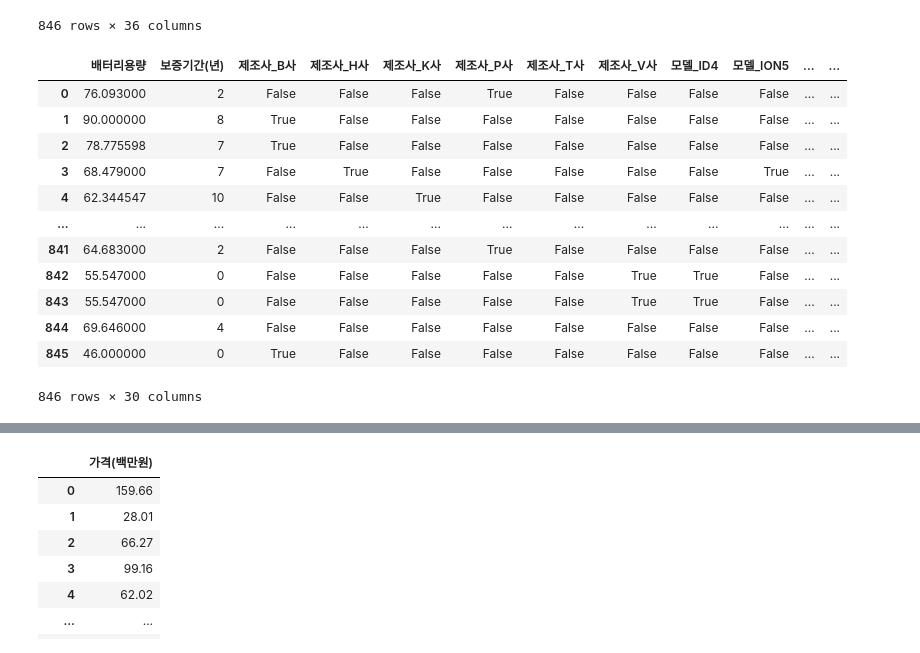
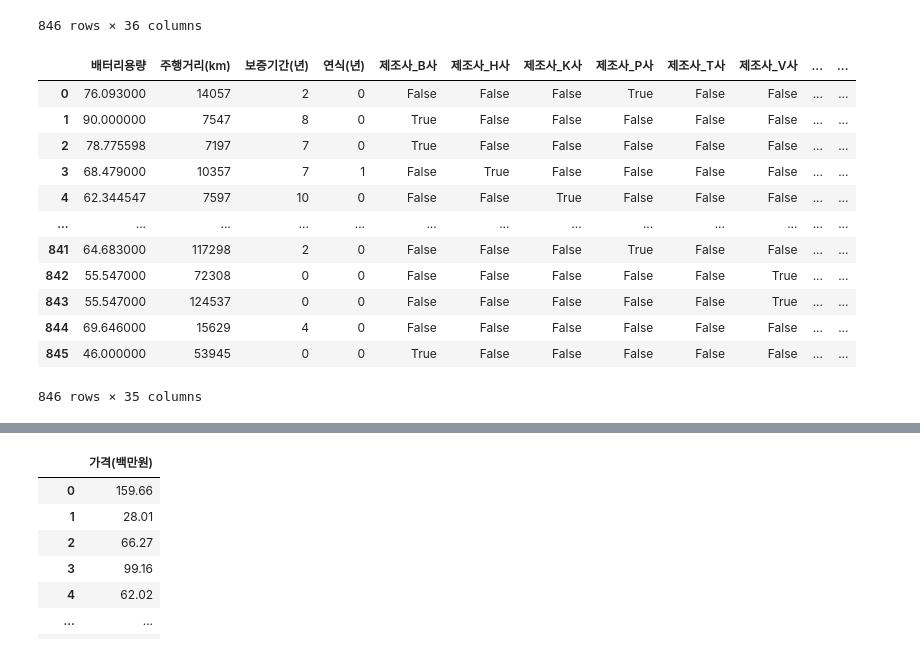
Before and after one commit to GGoneng/AI-Study-Log, a Jupyter notebook: Contest/EV_Price_Predict/ev_price_predict_dl.ipynb, the cells around one changed output, grey strips where cells are left out. Drawn from its saved outputs; the diff is of its cells as text; code cells hidden in the pictures.

```diff
--- a/Contest/EV_Price_Predict/ev_price_predict_dl.ipynb
+++ b/Contest/EV_Price_Predict/ev_price_predict_dl.ipynb
@@ -15,7 +16,7 @@ import torch.optim.lr_scheduler as lr_scheduler
 
 from torchmetrics.regression import MeanSquaredError, R2Score
 # %%
-DATA_PATH = "../Data/뜸부기/"
+DATA_PATH = "./Data/"
 # %%
 train_data = pd.read_csv(DATA_PATH + 'train.csv')
 train_data
@@ -222,23 +222,23 @@ pre_test_data
 | 845 | TEST_845 | 46.000000 | 53945 | 0 | 0 | True | False | False | False | False | ... | ... |
 846 rows × 36 columns
 # %%
-test_feature = pre_test_data.drop(columns = ['ID', '주행거리(km)', '연식(년)', '차량상태_Nearly New', '차량상태_Pre-Owned', '사고이력_Yes'])
+test_feature = pre_test_data.drop(columns = ['ID'])
 
 test_feature
 # %% [output]
-|  | 배터리용량 | 보증기간(년) | 제조사_B사 | 제조사_H사 | 제조사_K사 | 제조사_P사 | 제조사_T사 | 제조사_V사 | 모델_ID4 | 모델_ION5 | ... | ... |
-| 0 | 76.093000 | 2 | False | False | False | True | False | False | False | False | ... | ... |
-| 1 | 90.000000 | 8 | True | False | False | False | False | False | False | False | ... | ... |
-| 2 | 78.775598 | 7 | True | False | False | False | False | False | False | False | ... | ... |
-| 3 | 68.479000 | 7 | False | True | False | False | False | False | False | True | ... | ... |
-| 4 | 62.344547 | 10 | False | False | True | False | False | False | False | False | ... | ... |
+|  | 배터리용량 | 주행거리(km) | 보증기간(년) | 연식(년) | 제조사_B사 | 제조사_H사 | 제조사_K사 | 제조사_P사 | 제조사_T사 | 제조사_V사 | ... | ... |
+| 0 | 76.093000 | 14057 | 2 | 0 | False | False | False | True | False | False | ... | ... |
+| 1 | 90.000000 | 7547 | 8 | 0 | True | False | False | False | False | False | ... | ... |
+| 2 | 78.775598 | 7197 | 7 | 0 | True | False | False | False | False | False | ... | ... |
+| 3 | 68.479000 | 10357 | 7 | 1 | False | True | False | False | False | False | ... | ... |
+| 4 | 62.344547 | 7597 | 10 | 0 | False | False | True | False | False | False | ... | ... |
 | ... | ... | ... | ... | ... | ... | ... | ... | ... | ... | ... | ... | ... |
-| 841 | 64.683000 | 2 | False | False | False | True | False | False | False | False | ... | ... |
-| 842 | 55.547000 | 0 | False | False | False | False | False | True | True | False | ... | ... |
-| 843 | 55.547000 | 0 | False | False | False | False | False | True | True | False | ... | ... |
-| 844 | 69.646000 | 4 | False | False | False | False | False | False | False | False | ... | ... |
-| 845 | 46.000000 | 0 | True | False | False | False | False | False | False | False | ... | ... |
+| 841 | 64.683000 | 117298 | 2 | 0 | False | False | False | True | False | False | ... | ... |
+| 842 | 55.547000 | 72308 | 0 | 0 | False | False | False | False | False | True | ... | ... |
+| 843 | 55.547000 | 124537 | 0 | 0 | False | False | False | False | False | True | ... | ... |
+| 844 | 69.646000 | 15629 | 4 | 0 | False | False | False | False | False | False | ... | ... |
+| 845 | 46.000000 | 53945 | 0 | 0 | True | False | False | False | False | False | ... | ... |
-846 rows × 30 columns
+846 rows × 35 columns
 # %%
 scaling_target = train_feature.columns[:2]
 scaling_target
```
Also changed, not shown: parts of 11 cells of this notebook, 3 other files.
